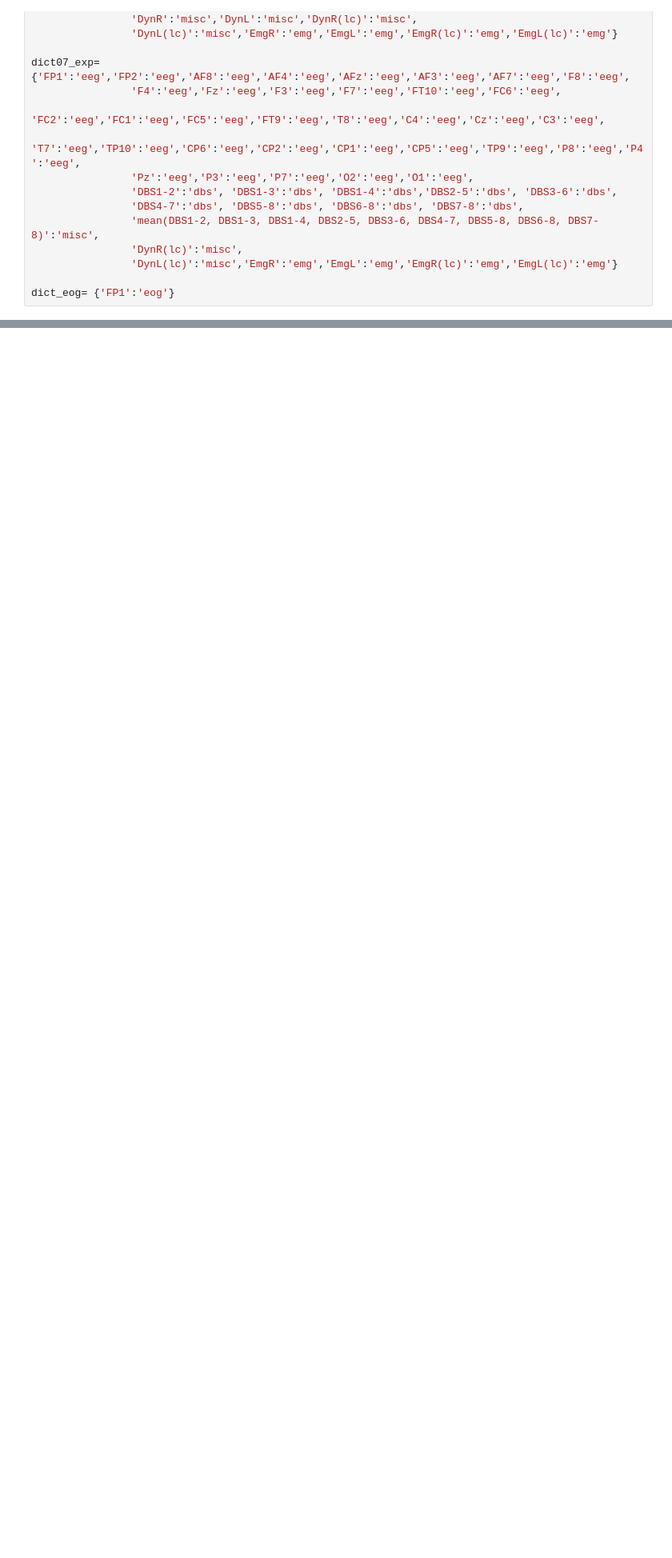
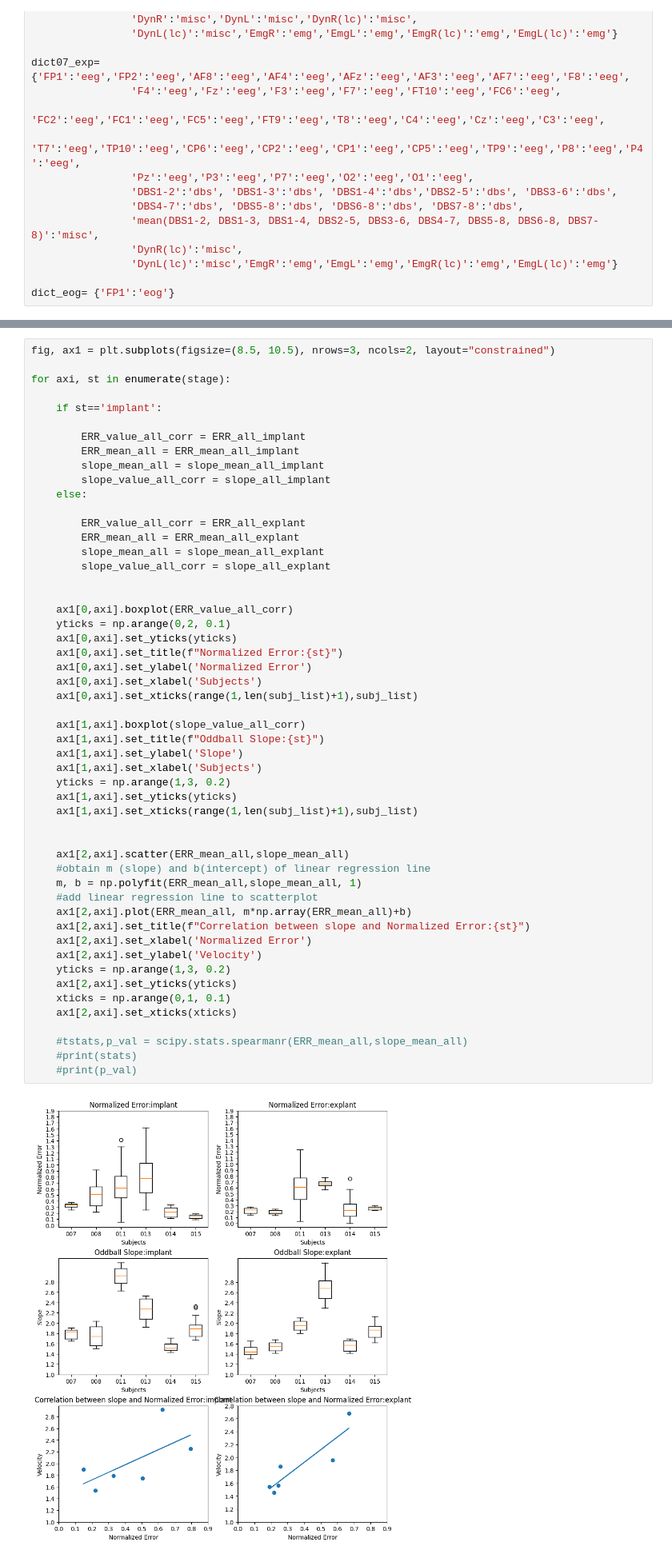
Before and after one commit to NiteshMalan/Oddball_Task, a Jupyter notebook: Oddball_Behavioral_analysis_Correlation.ipynb, the cells around one changed output, grey strips where cells are left out. Shown at 80% size. Saved outputs shown, nothing was run; the diff lists cells and outputs as text; blank space fills up the shorter version.

```diff
--- a/Oddball_Behavioral_analysis_Correlation.ipynb
+++ b/Oddball_Behavioral_analysis_Correlation.ipynb
@@ -224,0 +330,54 @@ plt.bar(subj_list,ERR_value)
+# %%
+fig, ax1 = plt.subplots(figsize=(8.5, 10.5), nrows=3, ncols=2, layout="constrained")
+
+for axi, st in enumerate(stage):
+
+    if st=='implant':
+
+        ERR_value_all_corr = ERR_all_implant
+        ERR_mean_all = ERR_mean_all_implant
+        slope_mean_all = slope_mean_all_implant
+        slope_value_all_corr = slope_all_implant
+    else:
+
+        ERR_value_all_corr = ERR_all_explant
+        ERR_mean_all = ERR_mean_all_explant
+        slope_mean_all = slope_mean_all_explant
+        slope_value_all_corr = slope_all_explant
+
+
+    ax1[0,axi].boxplot(ERR_value_all_corr)
+    yticks = np.arange(0,2, 0.1)
+    ax1[0,axi].set_yticks(yticks)
+    ax1[0,axi].set_title(f"Normalized Error:{st}")
+    ax1[0,axi].set_ylabel('Normalized Error')
+    ax1[0,axi].set_xlabel('Subjects')
+    ax1[0,axi].set_xticks(range(1,len(subj_list)+1),subj_list)
+
+    ax1[1,axi].boxplot(slope_value_all_corr)
+    ax1[1,axi].set_title(f"Oddball Slope:{st}")
+    ax1[1,axi].set_ylabel('Slope')
+    ax1[1,axi].set_xlabel('Subjects')
+    yticks = np.arange(1,3, 0.2)
+    ax1[1,axi].set_yticks(yticks)
+    ax1[1,axi].set_xticks(range(1,len(subj_list)+1),subj_list)
+
+
+    ax1[2,axi].scatter(ERR_mean_all,slope_mean_all)
+    #obtain m (slope) and b(intercept) of linear regression line
+    m, b = np.polyfit(ERR_mean_all,slope_mean_all, 1)
+    #add linear regression line to scatterplot
+    ax1[2,axi].plot(ERR_mean_all, m*np.array(ERR_mean_all)+b)
+    ax1[2,axi].set_title(f"Correlation between slope and Normalized Error:{st}")
+    ax1[2,axi].set_xlabel('Normalized Error')
+    ax1[2,axi].set_ylabel('Velocity')
+    yticks = np.arange(1,3, 0.2)
+    ax1[2,axi].set_yticks(yticks)
+    xticks = np.arange(0,1, 0.1)
+    ax1[2,axi].set_xticks(xticks)
+
+    #tstats,p_val = scipy.stats.spearmanr(ERR_mean_all,slope_mean_all)
+    #print(stats)
+    #print(p_val)
+# %% [output]
+[figure, added]
```
Also changed, not shown: parts of 49 cells of this notebook, 2 other files.
